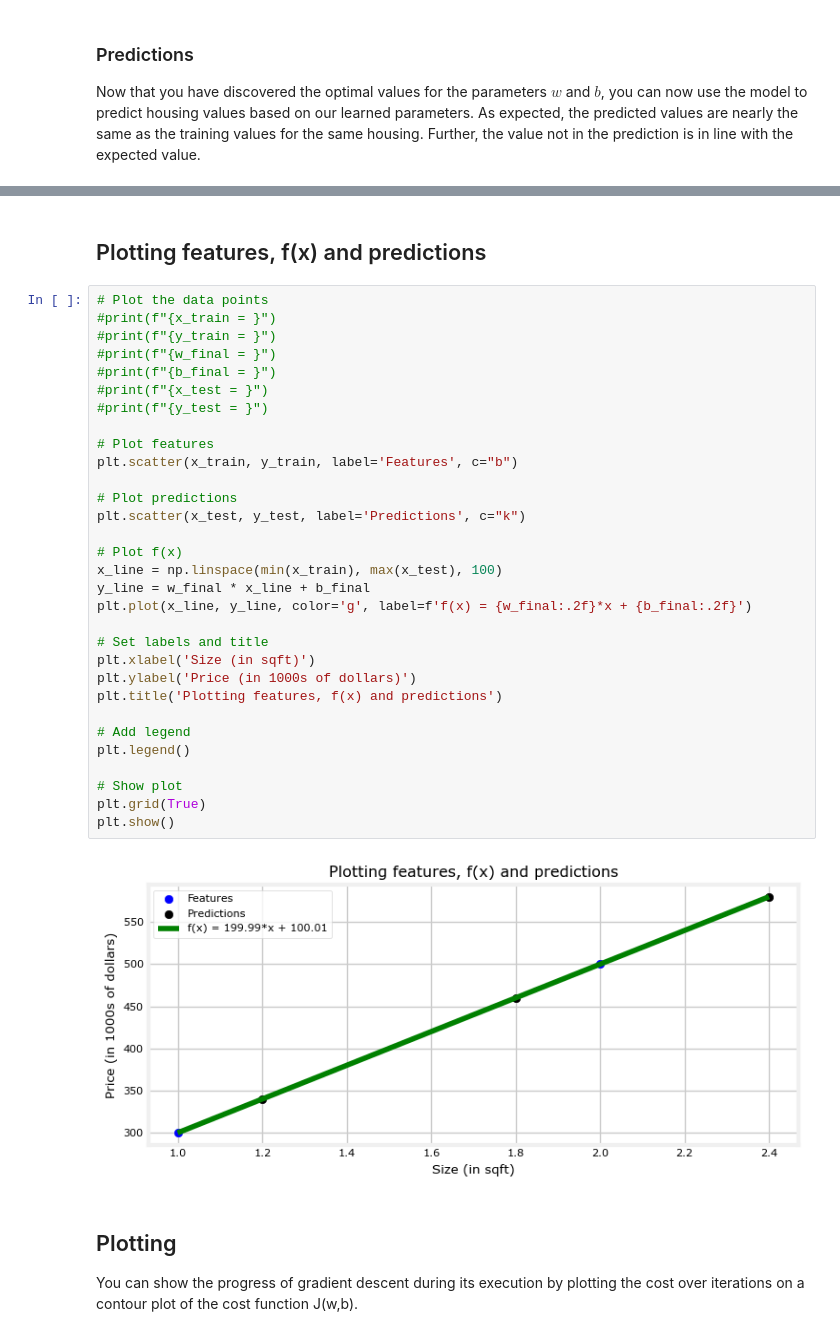
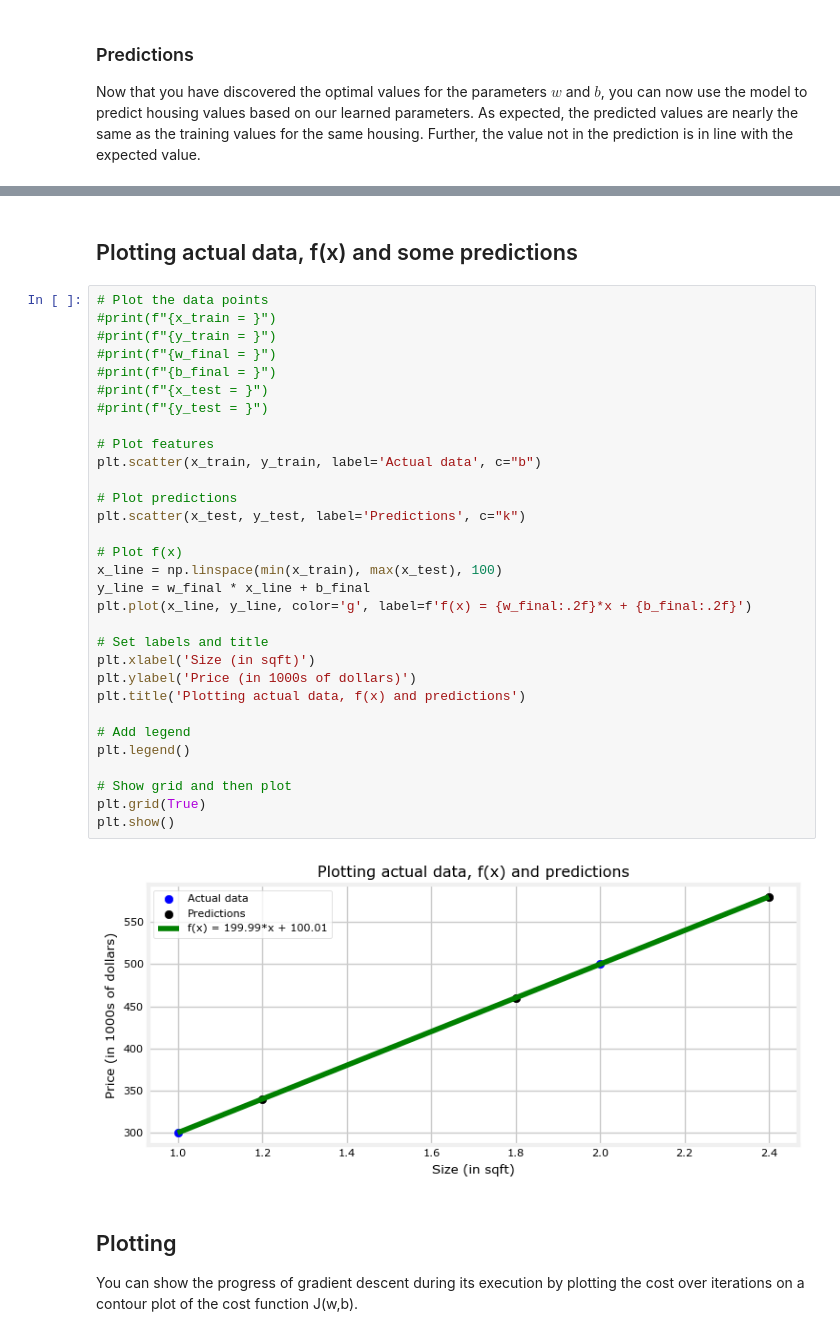
Before and after one commit to mvarrone/machine-learning-specialization, a Jupyter notebook: course_1-sup-ML-reg-classif/week1/6 - Train the model with gradient descent/Optional Lab 4 - Gradient descent/C1_W1_Lab04_Gradient_Descent_Soln.ipynb, the cells around one changed output, grey strips where cells are left out. Drawn from its saved outputs; the diff is of its cells as text.

```diff
--- a/course_1-sup-ML-reg-classif/week1/6 - Train the model with gradient descent/Optional Lab 4 - Gradient descent/C1_W1_Lab04_Gradient_Descent_Soln.ipynb
+++ b/course_1-sup-ML-reg-classif/week1/6 - Train the model with gradient descent/Optional Lab 4 - Gradient descent/C1_W1_Lab04_Gradient_Descent_Soln.ipynb
@@ -295,40 +288,40 @@ Predictions for test data:
 x_test = array([1.2, 1.8, 2.4])
 y_test = array([340.00298863, 459.99869908, 579.99440953])
 # %% [markdown]
-## Plotting features, f(x) and predictions
+## Plotting actual data, f(x) and some predictions
 # %%
 # Plot the data points
 #print(f"{x_train = }")
 #print(f"{y_train = }")
 #print(f"{w_final = }")
 #print(f"{b_final = }")
 #print(f"{x_test = }")
 #print(f"{y_test = }")
 
 # Plot features
-plt.scatter(x_train, y_train, label='Features', c="b")
+plt.scatter(x_train, y_train, label='Actual data', c="b")
 
 # Plot predictions
 plt.scatter(x_test, y_test, label='Predictions', c="k")
 
 # Plot f(x)
 x_line = np.linspace(min(x_train), max(x_test), 100)
 y_line = w_final * x_line + b_final
 plt.plot(x_line, y_line, color='g', label=f'f(x) = {w_final:.2f}*x + {b_final:.2f}')
 
 # Set labels and title
 plt.xlabel('Size (in sqft)')
 plt.ylabel('Price (in 1000s of dollars)')
-plt.title('Plotting features, f(x) and predictions')
+plt.title('Plotting actual data, f(x) and predictions')
 
 # Add legend
 plt.legend()
 
-# Show plot
+# Show grid and then plot
 plt.grid(True)
 plt.show()
 # %% [output]
-[figure, old version]
+[figure, new version]
 # %% [markdown]
 <a name="toc_40291_2.6"></a>
 ## Plotting
```
Also changed, not shown: parts of 1 cell of this notebook.
